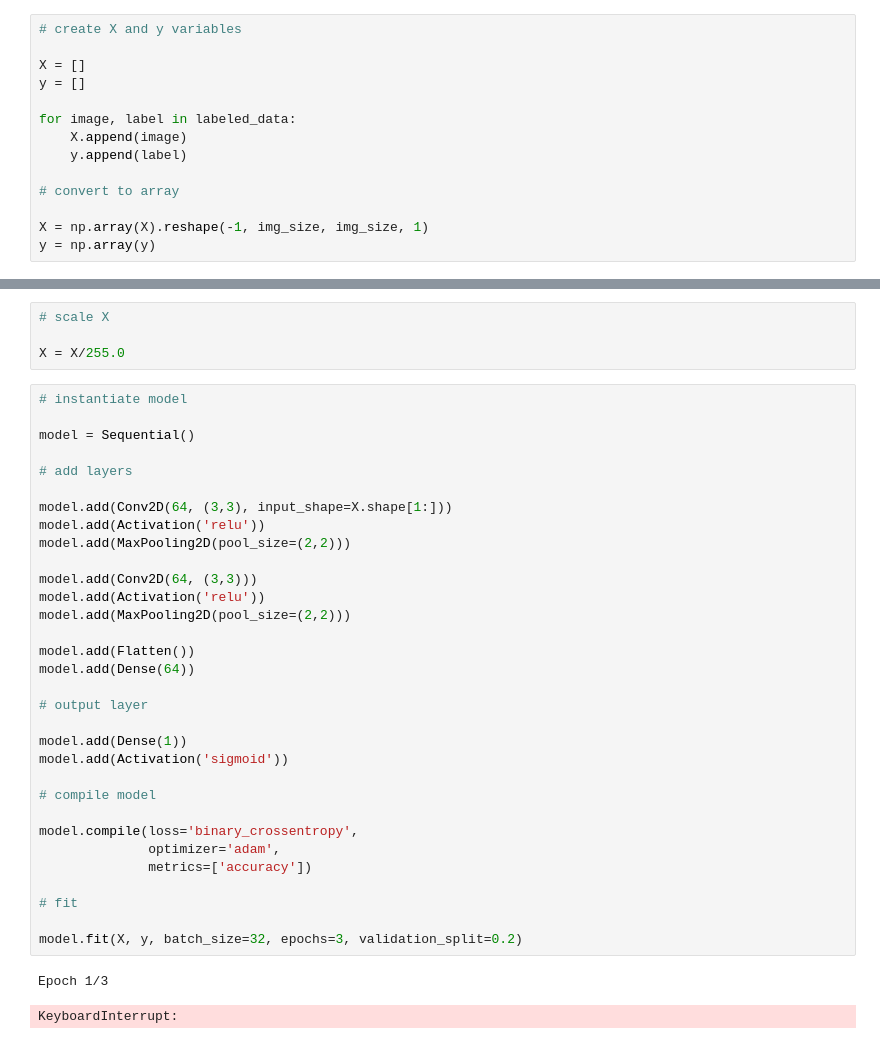
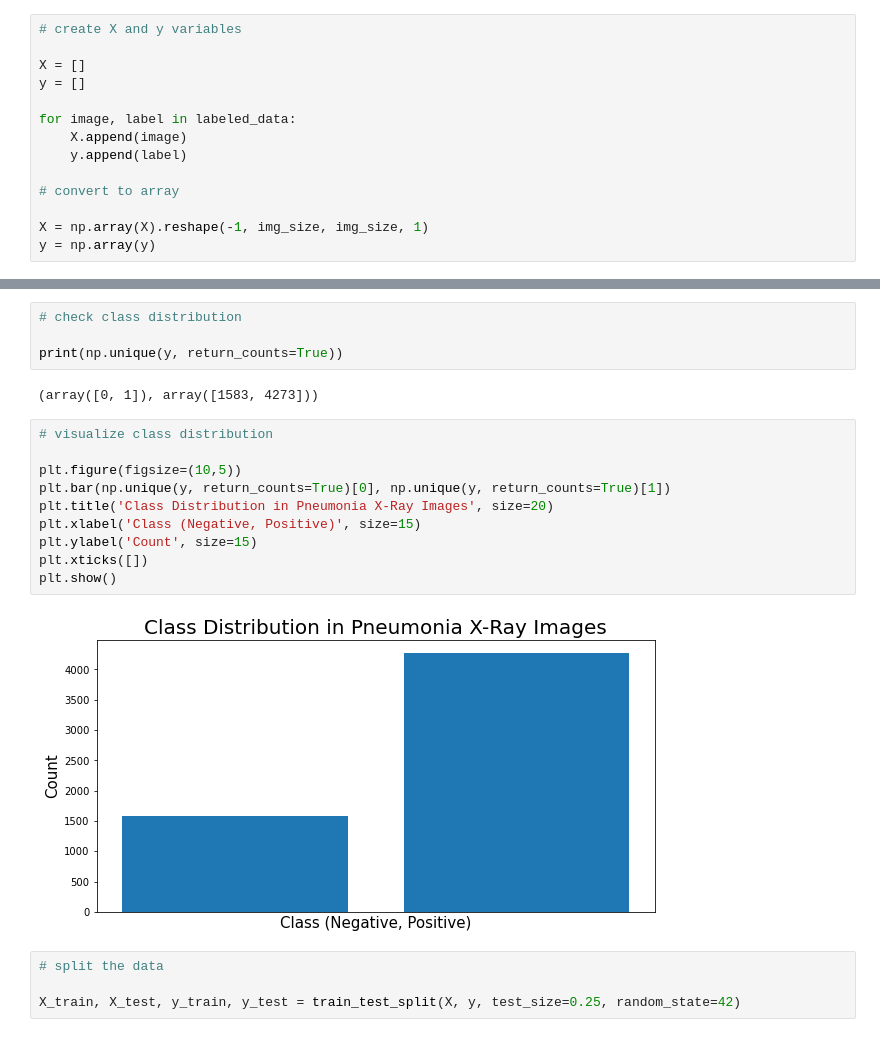
Before and after one commit to wbehrens92/BScapstone, a Jupyter notebook: PneumoniaClassificationCapstone.ipynb, the cells around one changed output, grey strips where cells are left out. Drawn from its saved outputs; the diff is of its cells as text.

```diff
--- a/PneumoniaClassificationCapstone.ipynb
+++ b/PneumoniaClassificationCapstone.ipynb
@@ -130,39 +116,22 @@ print(y.shape)
-# %%
-# scale X
-
-X = X/255.0
-# %%
-# instantiate model
-
-model = Sequential()
-
-# add layers
-
-model.add(Conv2D(64, (3,3), input_shape=X.shape[1:]))
-model.add(Activation('relu'))
-model.add(MaxPooling2D(pool_size=(2,2)))
-
-model.add(Conv2D(64, (3,3)))
-model.add(Activation('relu'))
-model.add(MaxPooling2D(pool_size=(2,2)))
-
-model.add(Flatten())
-model.add(Dense(64))
-
-# output layer
-
-model.add(Dense(1))
-model.add(Activation('sigmoid'))
-
-# compile model
-
-model.compile(loss='binary_crossentropy',
-              optimizer='adam',
-              metrics=['accuracy'])
-
-# fit
-
-model.fit(X, y, batch_size=32, epochs=3, validation_split=0.2)
-# %% [output]
-Epoch 1/3
-KeyboardInterrupt:
+# %%
+# check class distribution
+
+print(np.unique(y, return_counts=True))
+# %% [output]
+(array([0, 1]), array([1583, 4273]))
+# %%
+# visualize class distribution
+
+plt.figure(figsize=(10,5))
+plt.bar(np.unique(y, return_counts=True)[0], np.unique(y, return_counts=True)[1])
+plt.title('Class Distribution in Pneumonia X-Ray Images', size=20)
+plt.xlabel('Class (Negative, Positive)', size=15)
+plt.ylabel('Count', size=15)
+plt.xticks([])
+plt.show()
+# %% [output]
+[figure, added]
+# %%
+# split the data
+
+X_train, X_test, y_train, y_test = train_test_split(X, y, test_size=0.25, random_state=42)
```
Also changed, not shown: parts of 78 cells of this notebook.
